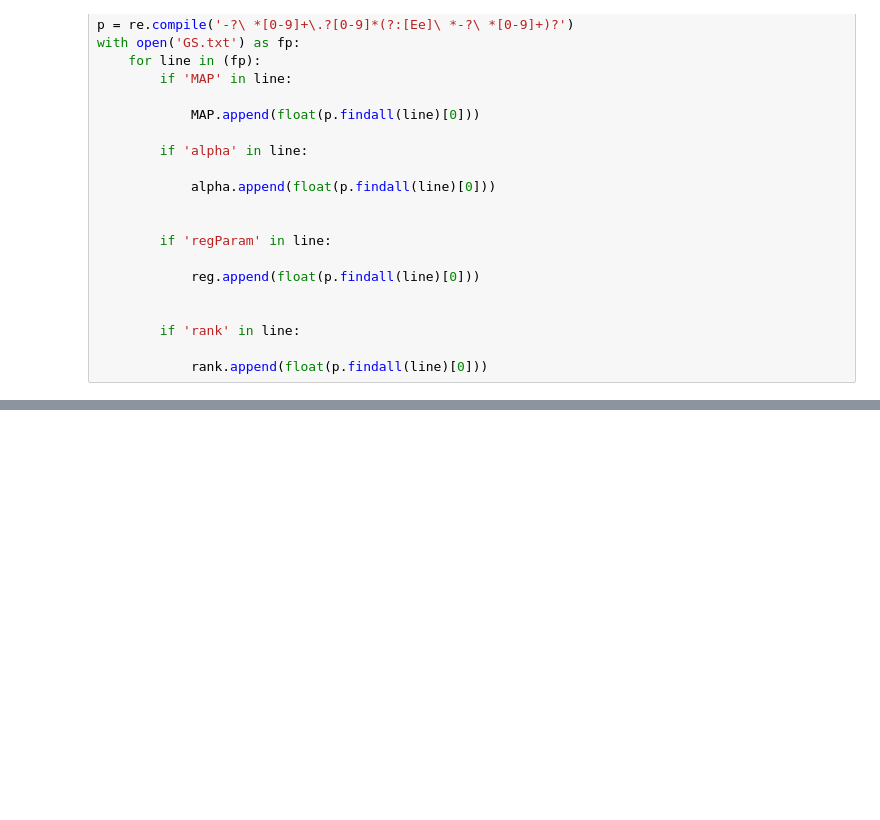
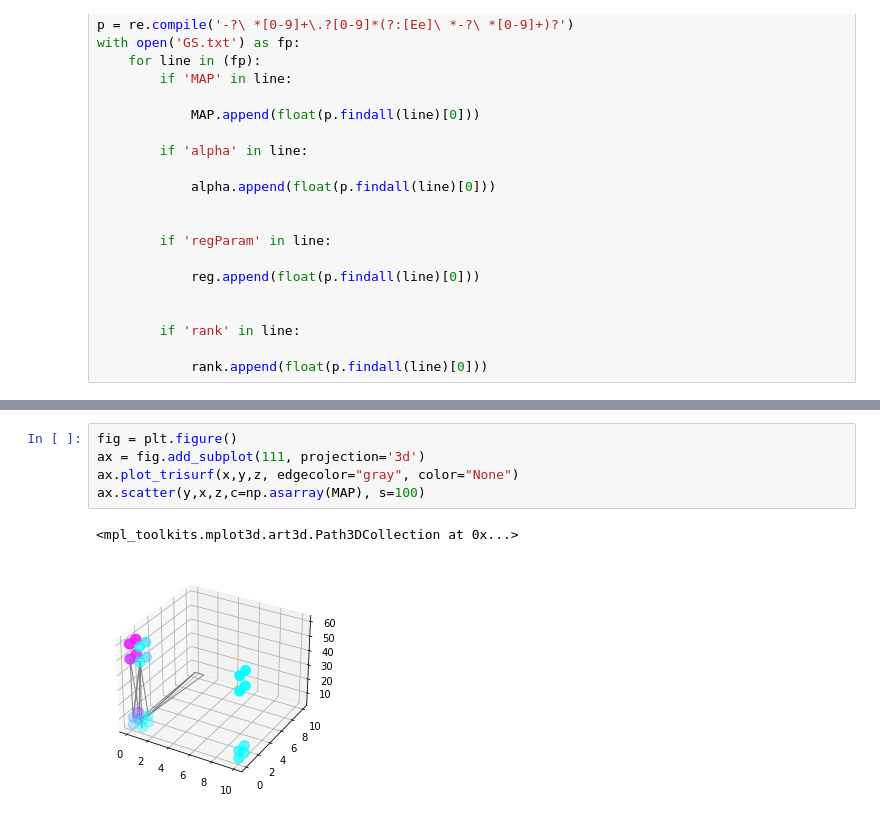
Before and after one commit to farris/recommender-system, a Jupyter notebook: GridSearchViz.ipynb, the cells around one changed output, grey strips where cells are left out. Drawn from its saved outputs; the diff is of its cells as text; blank space fills up the shorter version.

```diff
--- a/GridSearchViz.ipynb
+++ b/GridSearchViz.ipynb
@@ -93,0 +94,8 @@ MAP
+# %%
+fig = plt.figure()
+ax = fig.add_subplot(111, projection='3d')
+ax.plot_trisurf(x,y,z, edgecolor="gray", color="None")
+ax.scatter(y,x,z,c=np.asarray(MAP), s=100)
+# %% [output]
+<mpl_toolkits.mplot3d.art3d.Path3DCollection at 0x...>
+[figure, added]
```
Also changed, not shown: parts of 9 cells of this notebook.
